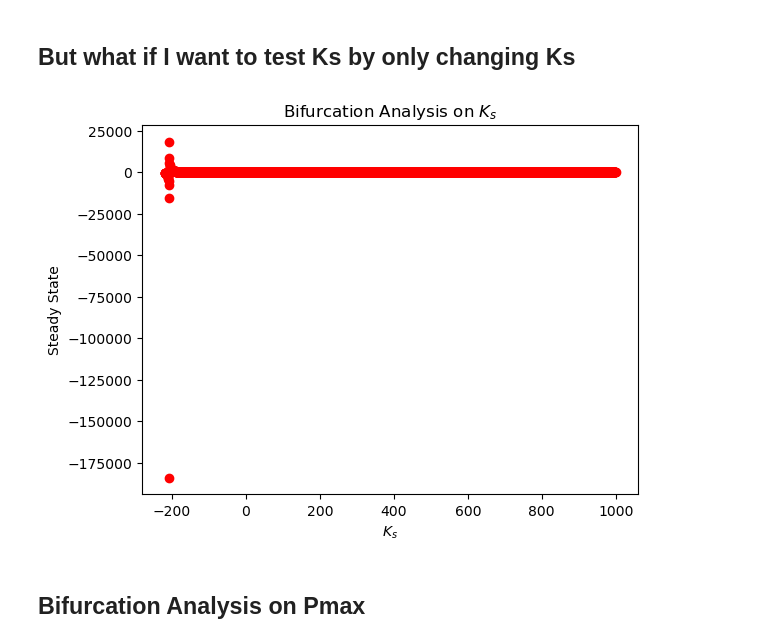
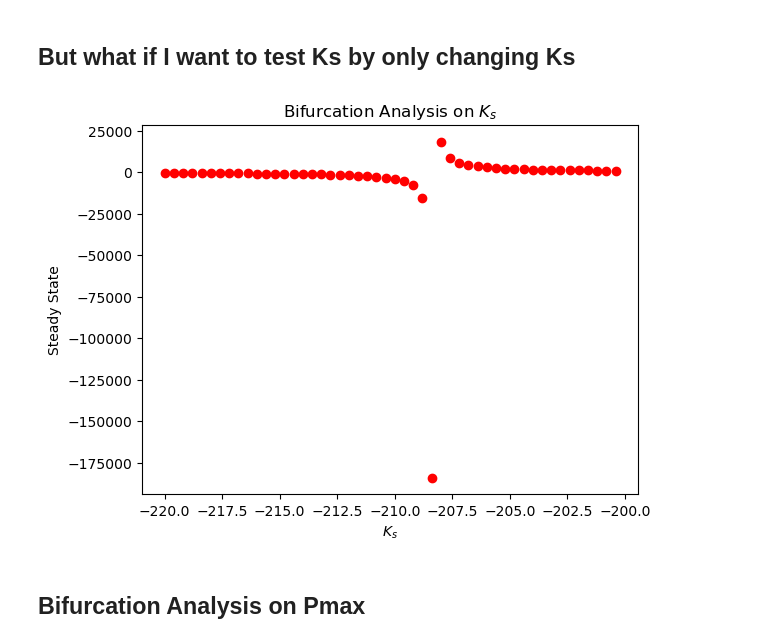
Before and after one commit to ashaheer1/Project-2, a Jupyter notebook: Project 2.ipynb, the cells around one changed output. Drawn from its saved outputs; the diff is of its cells as text; code cells hidden in the pictures.

```diff
--- a/Project 2.ipynb
+++ b/Project 2.ipynb
@@ -466,7 +466,7 @@ plt.show()
 # %% [markdown]
 ## But what if I want to test Ks by only changing Ks
 # %%
-Kstest = np.arange(-220,1000,0.4)
+Kstest = np.arange(-220,-200,0.4)
 
 
 
@@ -483,34 +483,34 @@ def BiAnalysis(Ks, params):
     Yps = 0.4
 
     S = initialvals[0]
     X = initialvals[1]
     P = initialvals[2]
 
     g = (1-P/Pmax)**(n)
     muB = mu*S/(Ks + S + S**2/Ki)*g
 
     pi = muB * alpha
     sigma = pi/Yps
 
     dSdt = -sigma*X
     dXdt = muB*X
     dPdt = pi*X
 
     return dPdt
 
 goodparams = [goodmu, goodKi, goodPmax, goodn]
 
 dPdt_values = [BiAnalysis(Ks, goodparams) for Ks in Kstest]
 
 
 # plt.scatter(Kitest, dPdt_values)
 plt.plot(Kstest, dPdt_values, 'ro')
 plt.xlabel('$K_s$')
 plt.ylabel('Steady State')
 plt.title('Bifurcation Analysis on $K_s$')
 plt.show()
 # %% [output]
-[figure, old version]
+[figure, new version]
 # %% [markdown]
 ## Bifurcation Analysis on Pmax
 # %%
```
Also changed, not shown: parts of 10 cells of this notebook.
